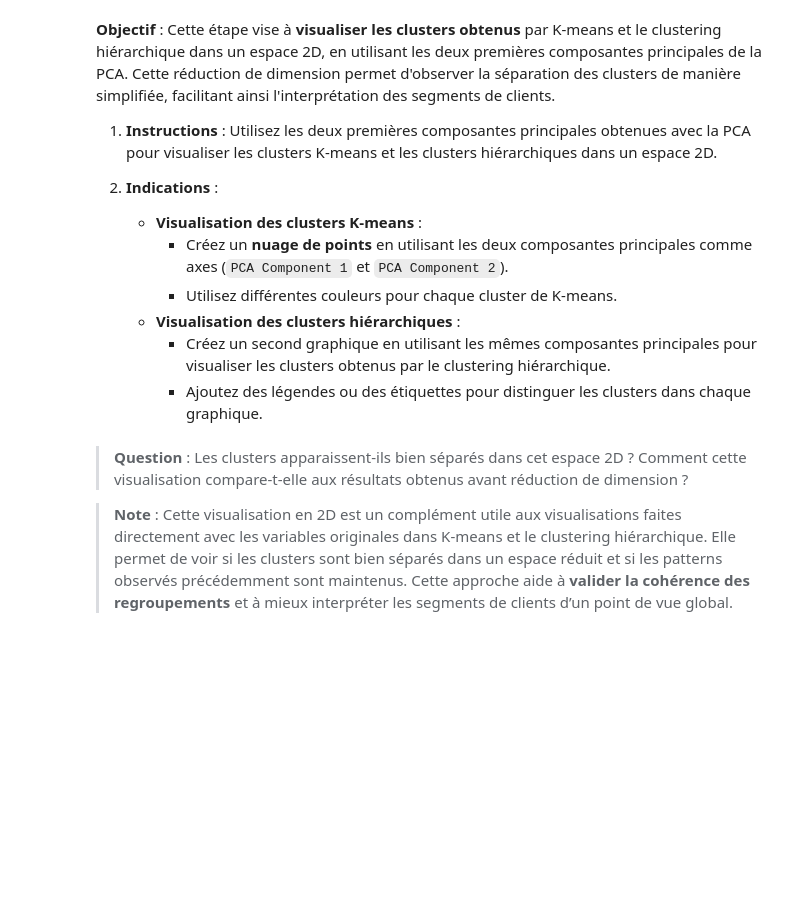
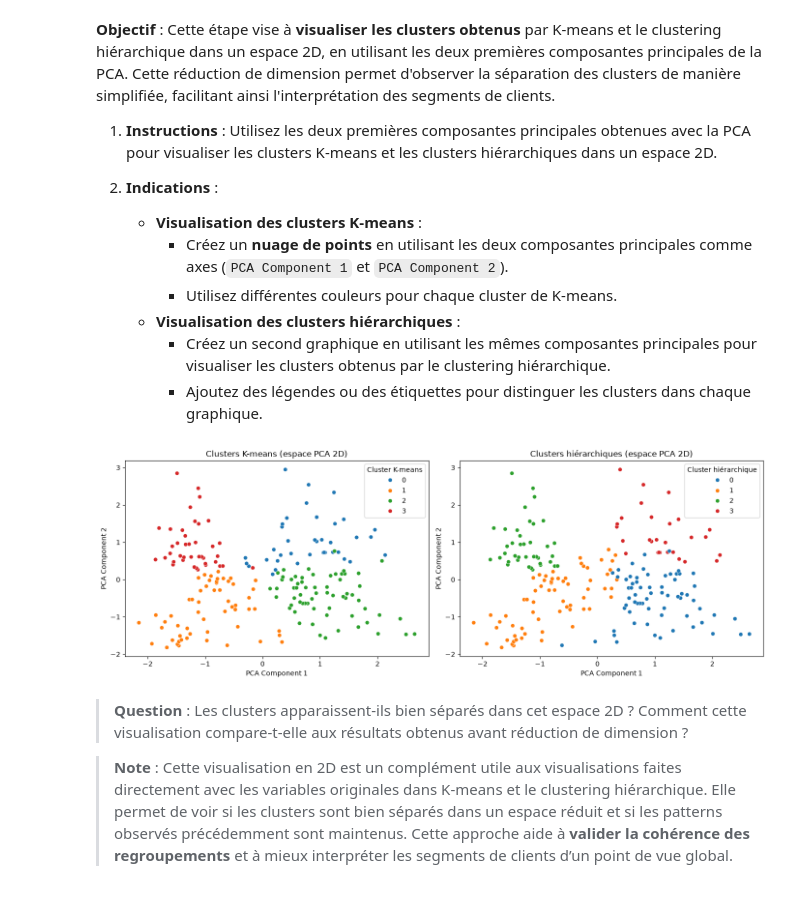
Before and after one commit to jordanandrevon/brief_notebook4_jordan, a Jupyter notebook: nb_04_Apprentissage_Non_Supervisé.ipynb, the cells around one changed output. Saved outputs shown, nothing was run; the diff lists cells and outputs as text; code cells hidden in the pictures; blank space fills up the shorter version.

```diff
--- a/nb_04_Apprentissage_Non_Supervisé.ipynb
+++ b/nb_04_Apprentissage_Non_Supervisé.ipynb
@@ -918,3 +1097,17 @@ L’**Analyse en Composantes Principales (PCA)** est l'une des méthodes de réd
    - Additionnez les valeurs des deux premières composantes pour connaître la proportion totale de variance expliquée dans l’espace 2D.
 # %%
 # Insérez ici le code pour appliquer la PCA aux données standardisées et transformer les données en 2 dimensions
+from sklearn.decomposition import PCA
+
+pca = PCA(n_components=2)
+pca.fit(X_scaled)
+X_pca = pca.transform(X_scaled)
+
+# On garde les coordonnées dans le DataFrame pour la visualisation
+df['PC1'] = X_pca[:, 0]
+df['PC2'] = X_pca[:, 1]
+
+# Variance expliquée
+variance = pca.explained_variance_ratio_
+print("Variance expliquée par composante :", variance.round(3))
+print("Variance totale expliquée (2D) :", round(variance.sum(), 3))
@@ -936,6 +1138,24 @@ L’**Analyse en Composantes Principales (PCA)** est l'une des méthodes de réd
      - Ajoutez des légendes ou des étiquettes pour distinguer les clusters dans chaque graphique.
 # %%
 # Insérez ici le code pour visualiser les clusters K-means et hiérarchiques en 2D
+fig, axes = plt.subplots(1, 2, figsize=(14, 5))
+
+sns.scatterplot(data=df, x='PC1', y='PC2', hue='Cluster', palette='tab10', ax=axes[0])
+axes[0].set_title('Clusters K-means (espace PCA 2D)')
+axes[0].set_xlabel('PCA Component 1')
+axes[0].set_ylabel('PCA Component 2')
+axes[0].legend(title='Cluster K-means')
+
+sns.scatterplot(data=df, x='PC1', y='PC2', hue='Cluster_Hier', palette='tab10', ax=axes[1])
+axes[1].set_title('Clusters hiérarchiques (espace PCA 2D)')
+axes[1].set_xlabel('PCA Component 1')
+axes[1].set_ylabel('PCA Component 2')
+axes[1].legend(title='Cluster hiérarchique')
+
+plt.tight_layout()
+plt.show()
+# %% [output]
+[figure, added]
 # %% [markdown]
 > **Question** : Les clusters apparaissent-ils bien séparés dans cet espace 2D ? Comment cette visualisation compare-t-elle aux résultats obtenus avant réduction de dimension ?
 
```
Also changed, not shown: parts of 15 cells of this notebook, 2 other files.
